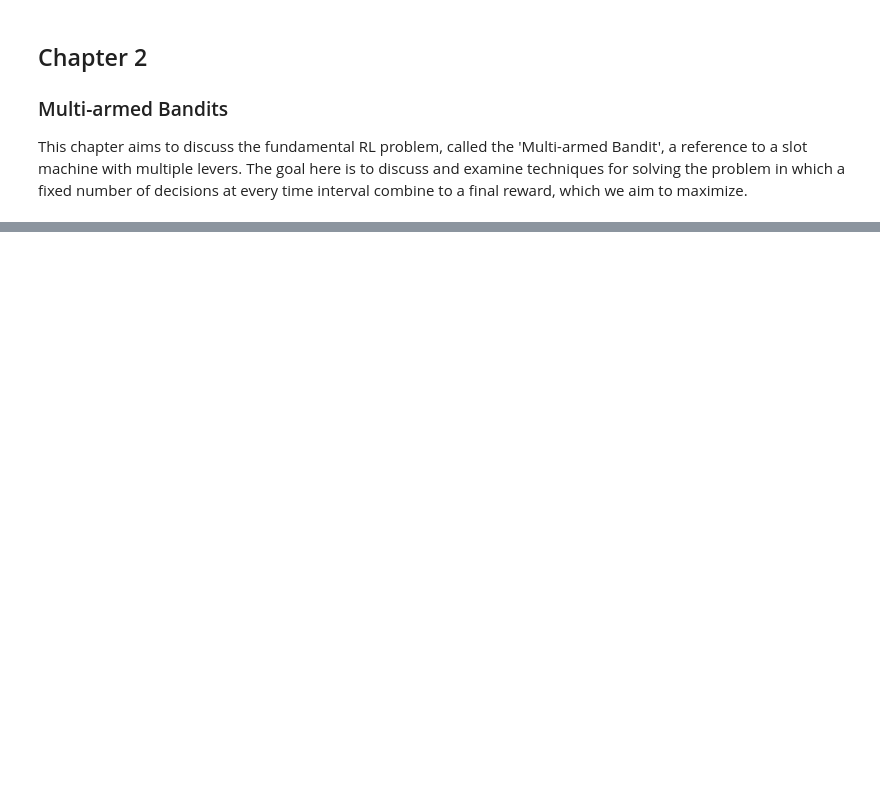
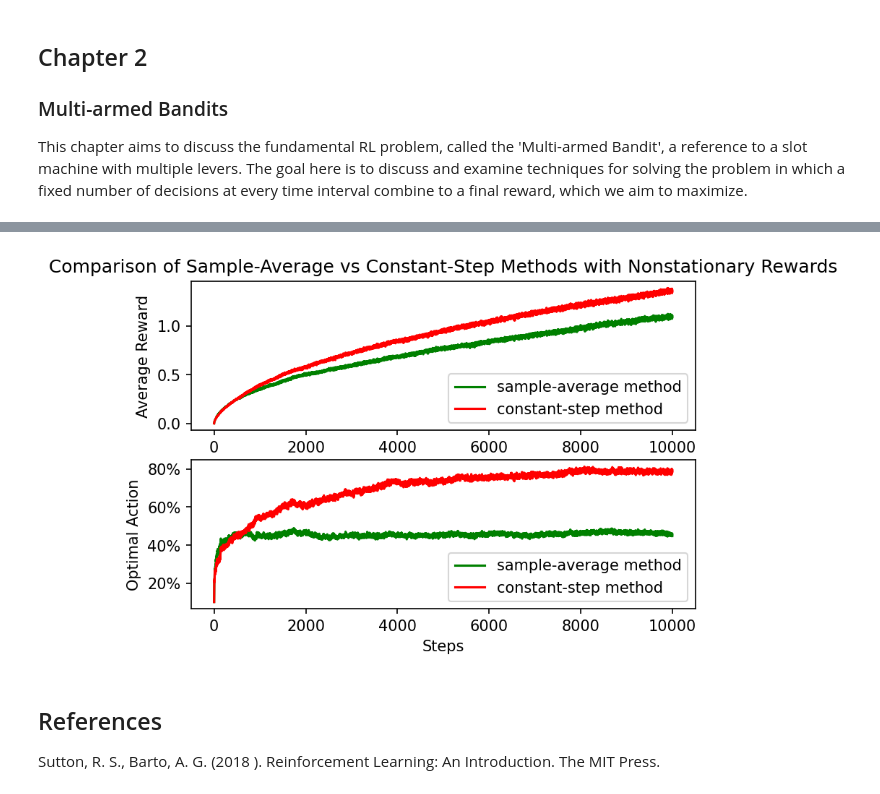
Before and after one commit to AYaroslavskiy91/reinforcement-learning-sutton-barto-companion, a Jupyter notebook: chapter_2.ipynb, the cells around one changed output, grey strips where cells are left out. Drawn from its saved outputs; the diff is of its cells as text; code cells hidden in the pictures; blank space fills up the shorter version.

```diff
--- a/chapter_2.ipynb
+++ b/chapter_2.ipynb
@@ -78,0 +231,32 @@ array([-0.06743078,  0.68999754, -1.25054989, -1.62882987, -2.0087425 ,
+# %%
+#| label: Solution 2.5
+#| fig-cap: Using $\epsilon$-greedy methods with sample-average approaches underperform compared to constant-step methods on nonstationary reward problems.
+
+figs, axs = plt.subplots(2,1, dpi=150)
+raxs = axs.ravel()
+ax = raxs[0]
+
+ax.plot(greedy_scores_sample_averages, color='g', label='sample-average method')
+ax.plot(greedy_scores_constant_step, color='r', label='constant-step method')
+ax.legend()
+ax.set(
+    title = "Comparison of Sample-Average vs Constant-Step Methods with Nonstationary Rewards",
+    xlabel = "Steps",
+    ylabel = "Average Reward"
+)
+ax = raxs[1]
+
+ax.plot(action_optimals_sample_averages, color='g', label='sample-average method')
+ax.plot(action_optimals_constant_step, color='r', label='constant-step method')
+ax.legend()
+ax.set_yticklabels(['{:,.0%}'.format(x) for x in ax.get_yticks()])
+ax.set(
+    #title = "Average Greediness of Greedy Agent",
+    xlabel = "Steps",
+    ylabel = "Optimal Action"
+);
+# %% [output]
+[figure, added]
+# %% [markdown]
+## References
+Sutton, R. S., Barto, A. G. (2018 ). Reinforcement Learning: An Introduction. The MIT Press.
```
Also changed, not shown: parts of 14 cells of this notebook, 23 other files.
